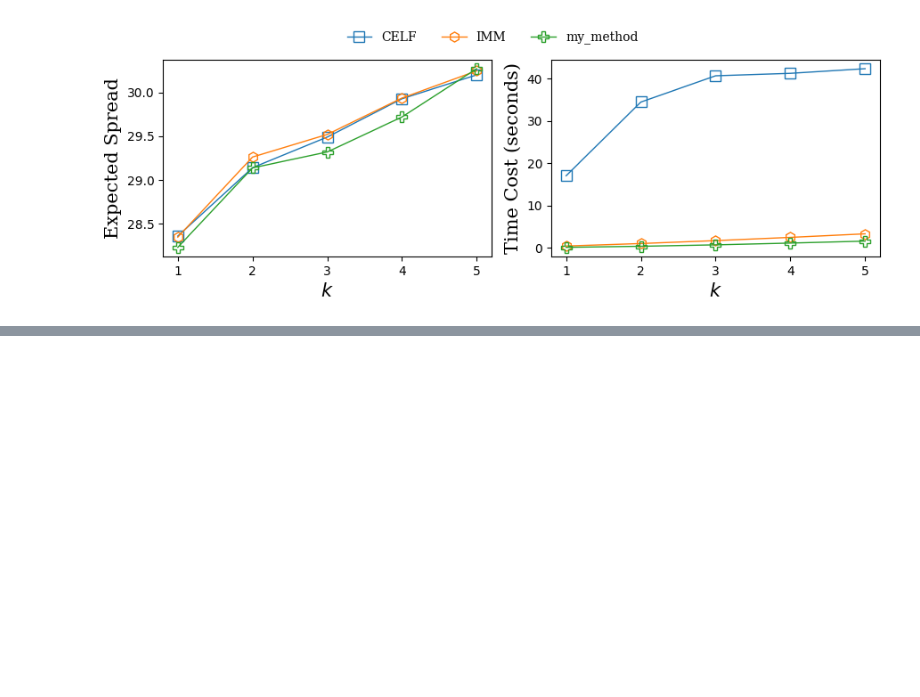
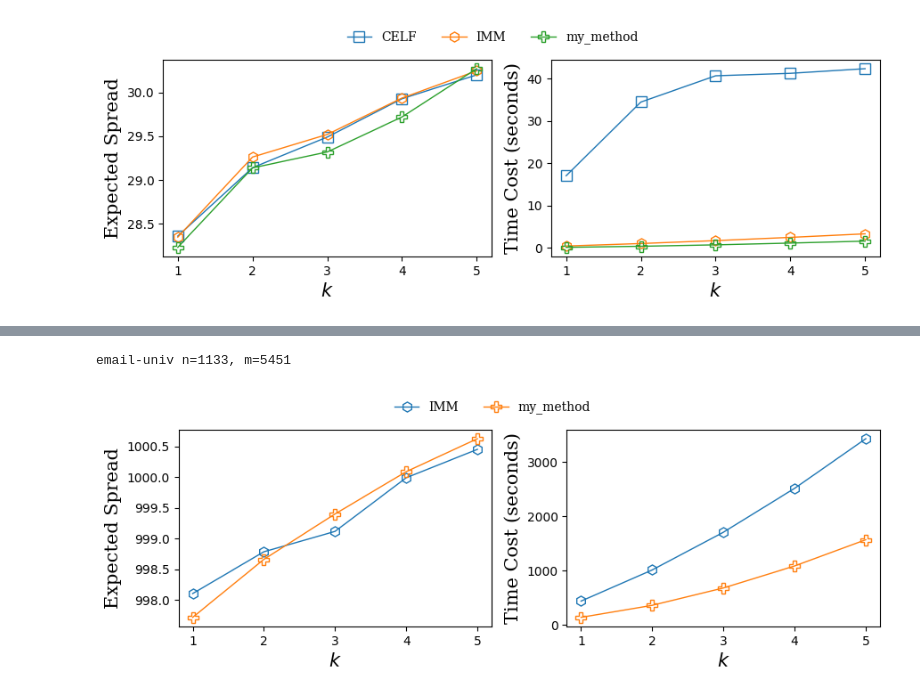
Before and after one commit to chenxlong3/DSAA5002_project, a Jupyter notebook: code_sketch.ipynb, the cells around one changed output, grey strips where cells are left out. Drawn from its saved outputs; the diff is of its cells as text; code cells hidden in the pictures; blank space fills up the shorter version.

```diff
--- a/code_sketch.ipynb
+++ b/code_sketch.ipynb
@@ -258,0 +257,8 @@ retweet-copen: n=761, m=1029
+# %%
+IM_G = load_instance("./IM_G_instances/IM_G_sketch_large_4.pickle")
+# %%
+print(large_data_names[4], f"n={IM_G.n}, m={IM_G.m}")
+vis_methods(IM_G)
+# %% [output]
+email-univ n=1133, m=5451
+[figure, added]
```
Also changed, not shown: parts of 13 cells of this notebook, 14 other files.
